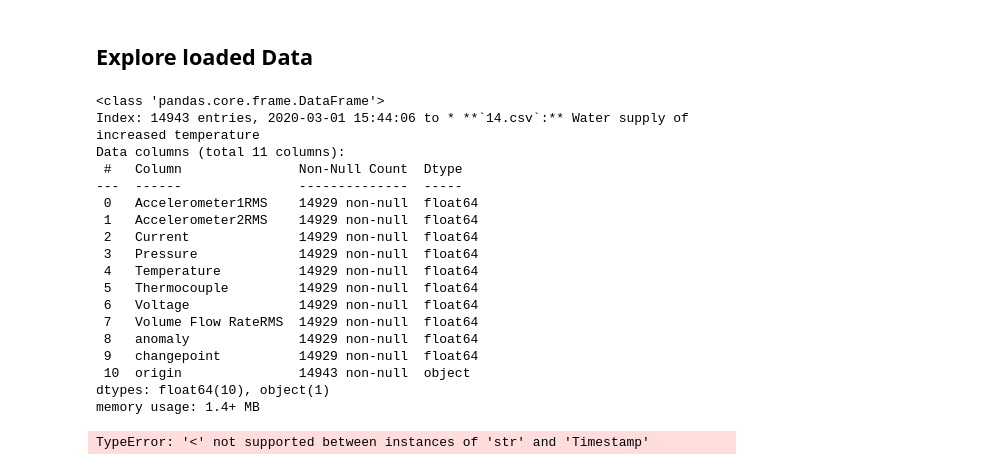
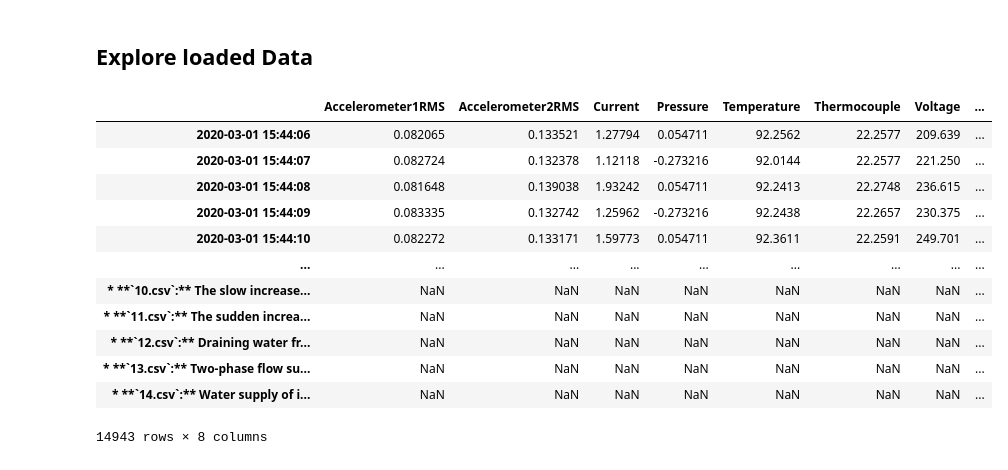
Before and after one commit to mckoh/skab_scouting, a Jupyter notebook: loading_data_other.ipynb, the cells around one changed output. Saved outputs shown, nothing was run; the diff lists cells and outputs as text; code cells hidden in the pictures.

```diff
--- a/loading_data_other.ipynb
+++ b/loading_data_other.ipynb
@@ -60,28 +60,19 @@ y_colums = [
 
 X = data[x_colums]
 y = data[y_colums]
-# %%
-data.info()
-# %% [output]
-<class 'pandas.core.frame.DataFrame'>
-Index: 14943 entries, 2020-03-01 15:44:06 to * **`14.csv`:** Water supply of increased temperature
-Data columns (total 11 columns):
- #   Column               Non-Null Count  Dtype
----  ------               --------------  -----
- 0   Accelerometer1RMS    14929 non-null  float64
- 1   Accelerometer2RMS    14929 non-null  float64
- 2   Current              14929 non-null  float64
- 3   Pressure             14929 non-null  float64
- 4   Temperature          14929 non-null  float64
- 5   Thermocouple         14929 non-null  float64
- 6   Voltage              14929 non-null  float64
- 7   Volume Flow RateRMS  14929 non-null  float64
- 8   anomaly              14929 non-null  float64
- 9   changepoint          14929 non-null  float64
- 10  origin               14943 non-null  object
-dtypes: float64(10), object(1)
-memory usage: 1.4+ MB
-# %%
-data.sort_index()
-# %% [output]
-TypeError: '<' not supported between instances of 'str' and 'Timestamp'
+# %%
+X
+# %% [output]
+|  | Accelerometer1RMS | Accelerometer2RMS | Current | Pressure | Temperature | Thermocouple | Voltage | ... |
+| 2020-03-01 15:44:06 | 0.082065 | 0.133521 | 1.27794 | 0.054711 | 92.2562 | 22.2577 | 209.639 | ... |
+| 2020-03-01 15:44:07 | 0.082724 | 0.132378 | 1.12118 | -0.273216 | 92.0144 | 22.2577 | 221.250 | ... |
+| 2020-03-01 15:44:08 | 0.081648 | 0.139038 | 1.93242 | 0.054711 | 92.2413 | 22.2748 | 236.615 | ... |
+| 2020-03-01 15:44:09 | 0.083335 | 0.132742 | 1.25962 | -0.273216 | 92.2438 | 22.2657 | 230.375 | ... |
+| 2020-03-01 15:44:10 | 0.082272 | 0.133171 | 1.59773 | 0.054711 | 92.3611 | 22.2591 | 249.701 | ... |
+| ... | ... | ... | ... | ... | ... | ... | ... | ... |
+| * **`10.csv`:** The slow increase... | NaN | NaN | NaN | NaN | NaN | NaN | NaN | ... |
+| * **`11.csv`:** The sudden increa... | NaN | NaN | NaN | NaN | NaN | NaN | NaN | ... |
+| * **`12.csv`:** Draining water fr... | NaN | NaN | NaN | NaN | NaN | NaN | NaN | ... |
+| * **`13.csv`:** Two-phase flow su... | NaN | NaN | NaN | NaN | NaN | NaN | NaN | ... |
+| * **`14.csv`:** Water supply of i... | NaN | NaN | NaN | NaN | NaN | NaN | NaN | ... |
+14943 rows × 8 columns
```
